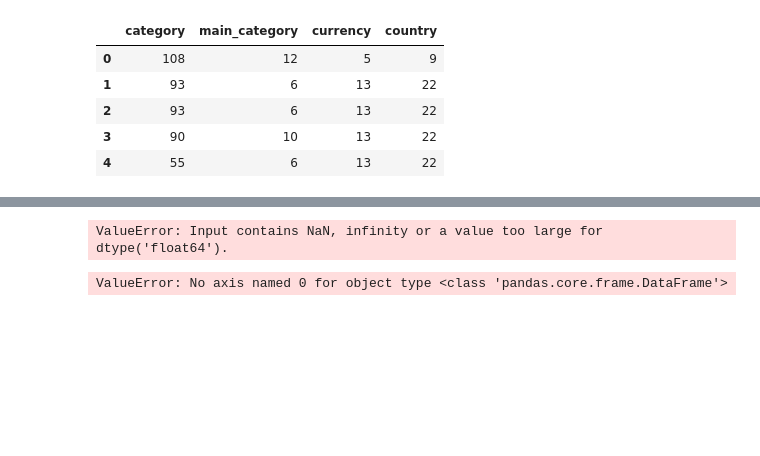
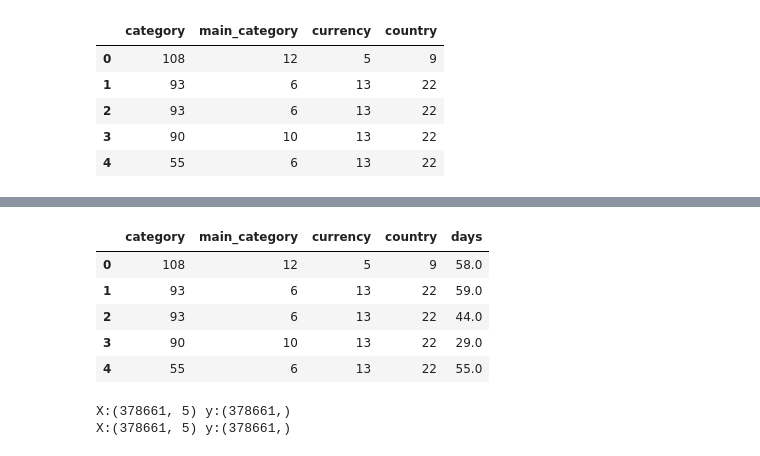
Before and after one commit to dychi/skillup-ai, a Jupyter notebook: kickstarter/Day1_work_山岡大地.ipynb, the cells around one changed output, grey strips where cells are left out. Cells and saved outputs as stored; diff of their text form; code cells hidden in the pictures; blank space fills up the shorter version.

```diff
--- a/kickstarter/Day1_work_山岡大地.ipynb
+++ b/kickstarter/Day1_work_山岡大地.ipynb
@@ -133,5 +129,9 @@ AttributeError: Can only use .dt accessor with datetimelike values
 # %%
-# launchからdeadlineまでの日数を特徴量にする
-df_date = pd.Series()
+# launchとdeadlineをdatetimeにする
+df_date = pd.DataFrame()
 for name in col_date:
-    df_obj[name] = df_obj[name]
+    df_date[name] = pd.to_datetime(df_obj[name])
+# %%
+# launchからdeadlineまでの日数を特徴量にする
+df_days = df_date[col_date[0]] - df_date[col_date[1]]
+df_days.head()
@@ -138,10 +145,23 @@ for name in col_date:
+# %%
+df_cat['days'] = df_days.astype('timedelta64[D]')
+# %%
+df_cat.head()
+# %% [output]
+|  | category | main_category | currency | country | days |
+| 0 | 108 | 12 | 5 | 9 | 58.0 |
+| 1 | 93 | 6 | 13 | 22 | 59.0 |
+| 2 | 93 | 6 | 13 | 22 | 44.0 |
+| 3 | 90 | 10 | 13 | 22 | 29.0 |
+| 4 | 55 | 6 | 13 | 22 | 55.0 |
+# %%
+X = df_cat.values
+print('X:{} y:{}'.format(X.shape, y_bool.shape))
+train_x, train_y = X[:], y_bool[:]
+print('X:{} y:{}'.format(train_x.shape, train_y.shape))
+# %% [output]
+X:(378661, 5) y:(378661,)
+X:(378661, 5) y:(378661,)
 # %%
 # ロジスティック回帰
 clf = SGDClassifier(loss='log', penalty='none', max_iter=10000, fit_intercept=True, random_state=0)
-clf.fit(X, y)
+clf.fit(train_x, train_y)
-# %% [output]
-ValueError: Input contains NaN, infinity or a value too large for dtype('float64').
-# %%
-X[X > 0].dropna('0')
-# %% [output]
-ValueError: No axis named 0 for object type <class 'pandas.core.frame.DataFrame'>
```
Also changed, not shown: parts of 7 cells of this notebook.
